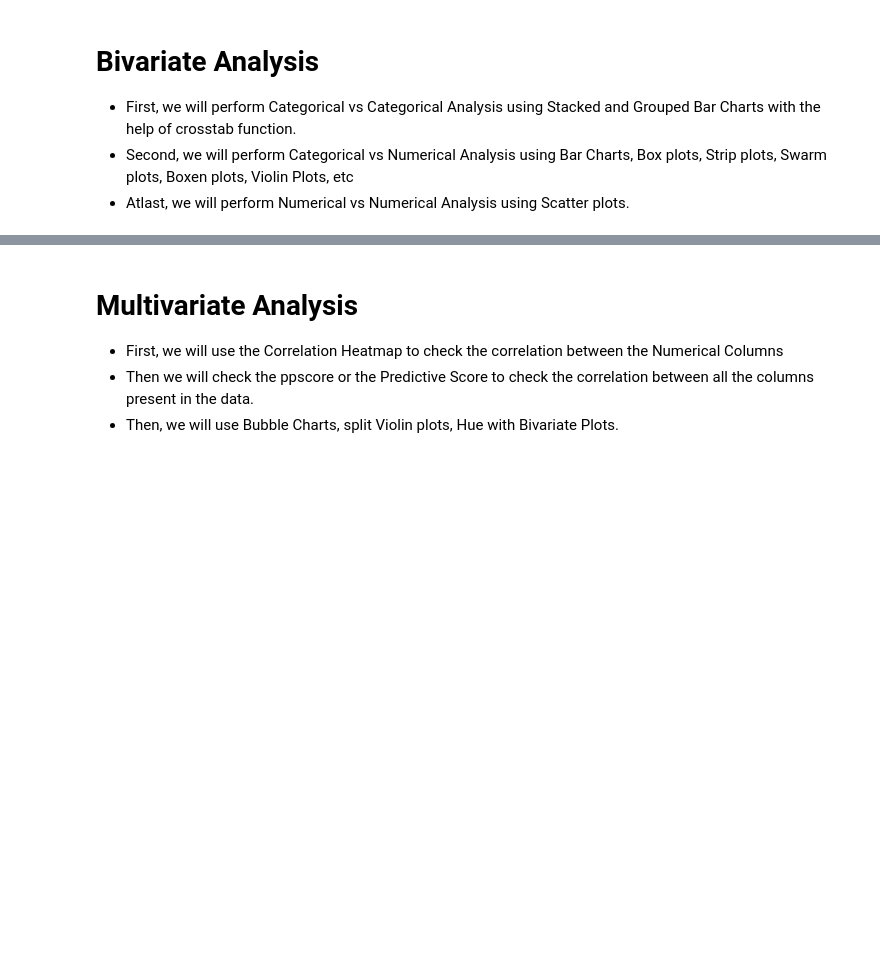
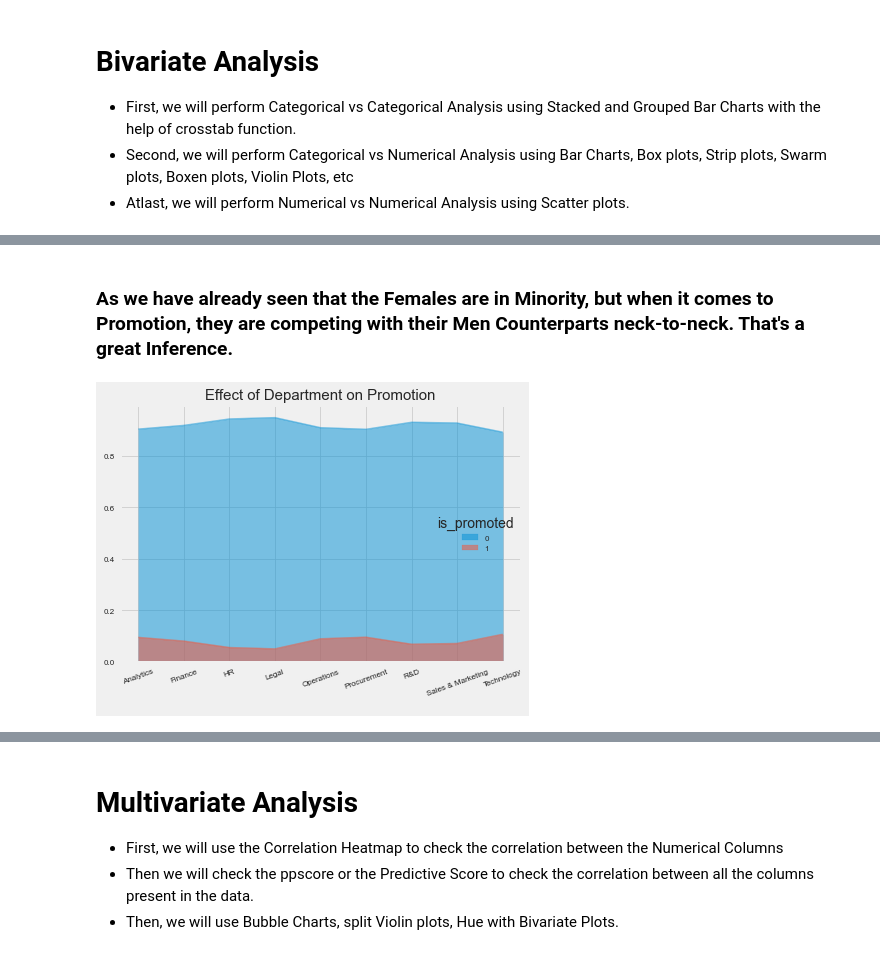
Before and after one commit to TheGithubMafia/TheGithubMafia_696efe54-1b30-40dd-8360-9a2944268894, a Jupyter notebook: Promotion.ipynb, the cells around one changed output, grey strips where cells are left out. Drawn from its saved outputs; the diff is of its cells as text; code cells hidden in the pictures; blank space fills up the shorter version.

```diff
--- a/Promotion.ipynb
+++ b/Promotion.ipynb
@@ -491,0 +508,16 @@ and the Recruitment Channel, says that the Referred Employees are very less, i.e
+# %% [markdown]
+### As we have already seen that the Females are in Minority, but when it comes to Promotion, they are competing with their Men Counterparts neck-to-neck. That's a great Inference.
+# %%
+# lets compare the effect of different Departments and Promotion
+
+plt.rcParams['figure.figsize'] = (15,4)
+plt.style.use('seaborn-paper')
+x = pd.crosstab(train['department'], train['is_promoted'])
+colors = plt.cm.copper(np.linspace(0, 1, 3))
+x.div(x.sum(1).astype(float), axis = 0).plot(kind = 'area', stacked = False)
+plt.title('Effect of Department on Promotion', fontsize = 15)
+plt.xticks(rotation = 20)
+plt.xlabel(' ')
+plt.show()
+# %% [output]
+[figure, added]
```
Also changed, not shown: parts of 8 cells of this notebook, 4 other files.
